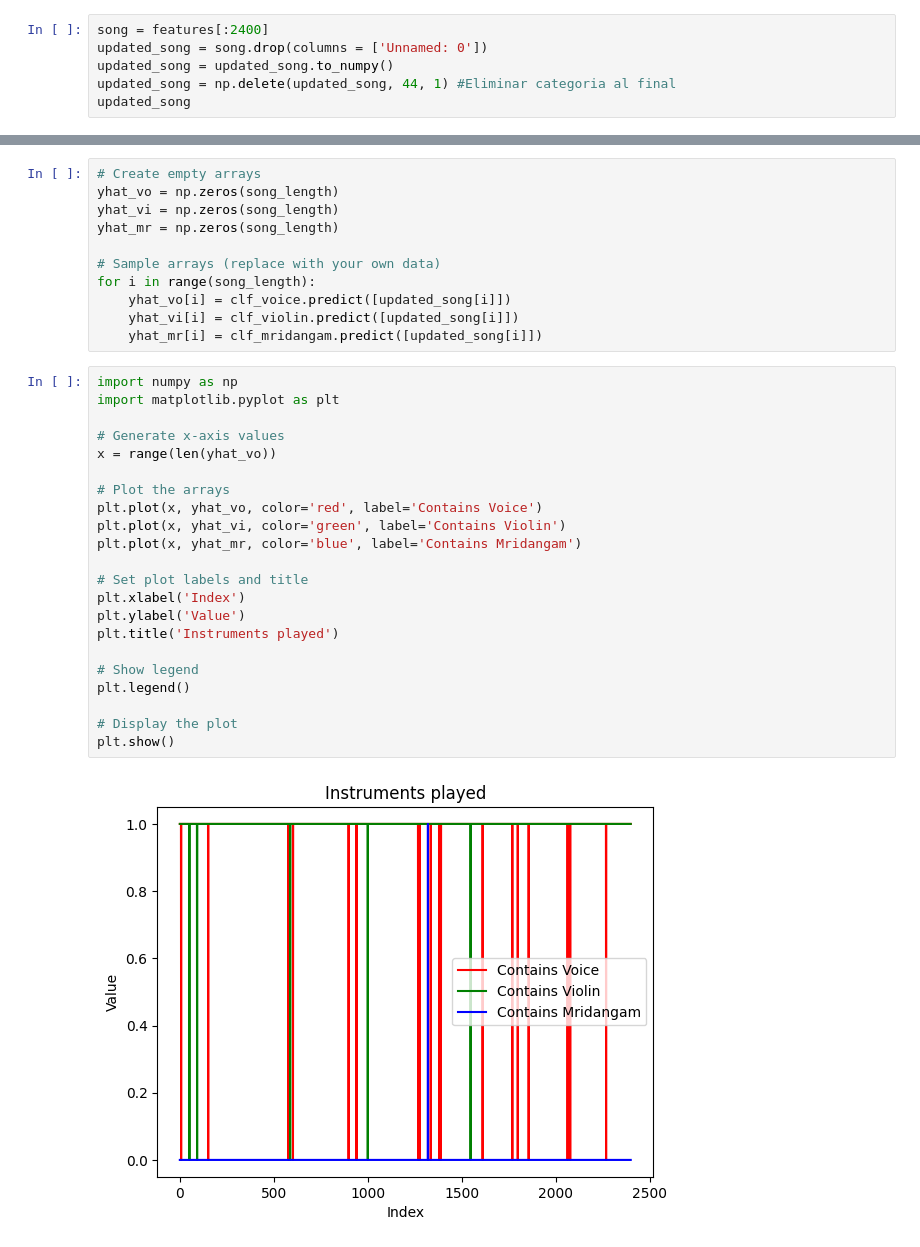
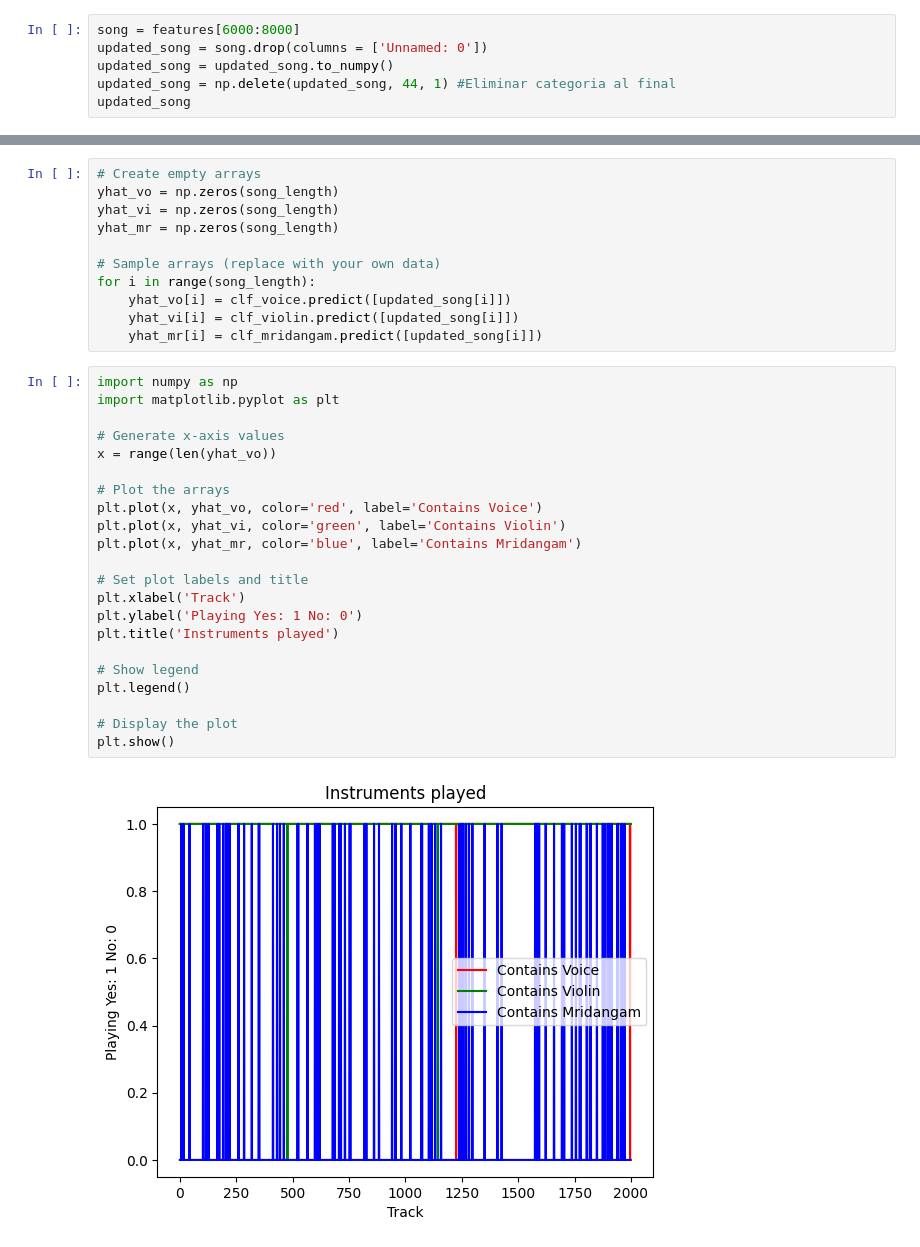
Before and after one commit to Dunxter/MusicTechnologyLabG4, a Jupyter notebook: src/Modelling.ipynb, the cells around one changed output, grey strips where cells are left out. Cells and saved outputs as stored; diff of their text form.

```diff
--- a/src/Modelling.ipynb
+++ b/src/Modelling.ipynb
@@ -351,7 +336,7 @@ Prediction that contains mridangam: 0
 # %% [markdown]
 ### Locate Instruments in a track with trained models
 # %%
-song = features[:2400]
+song = features[6000:8000]
 updated_song = song.drop(columns = ['Unnamed: 0'])
 updated_song = updated_song.to_numpy()
 updated_song = np.delete(updated_song, 44, 1) #Eliminar categoria al final
@@ -386,24 +371,24 @@ for i in range(song_length):
 # %%
 import numpy as np
 import matplotlib.pyplot as plt
 
 # Generate x-axis values
 x = range(len(yhat_vo))
 
 # Plot the arrays
 plt.plot(x, yhat_vo, color='red', label='Contains Voice')
 plt.plot(x, yhat_vi, color='green', label='Contains Violin')
 plt.plot(x, yhat_mr, color='blue', label='Contains Mridangam')
 
 # Set plot labels and title
-plt.xlabel('Index')
-plt.ylabel('Value')
+plt.xlabel('Track')
+plt.ylabel('Playing Yes: 1 No: 0')
 plt.title('Instruments played')
 
 # Show legend
 plt.legend()
 
 # Display the plot
 plt.show()
 # %% [output]
-[figure, old version]
+[figure, new version]
```
Also changed, not shown: parts of 11 cells of this notebook.
